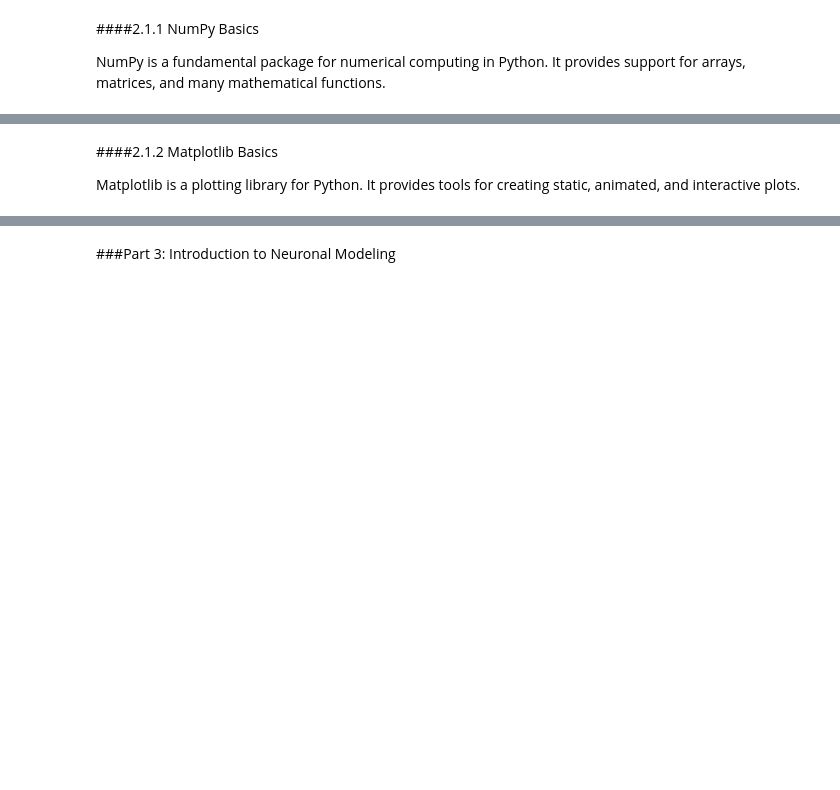
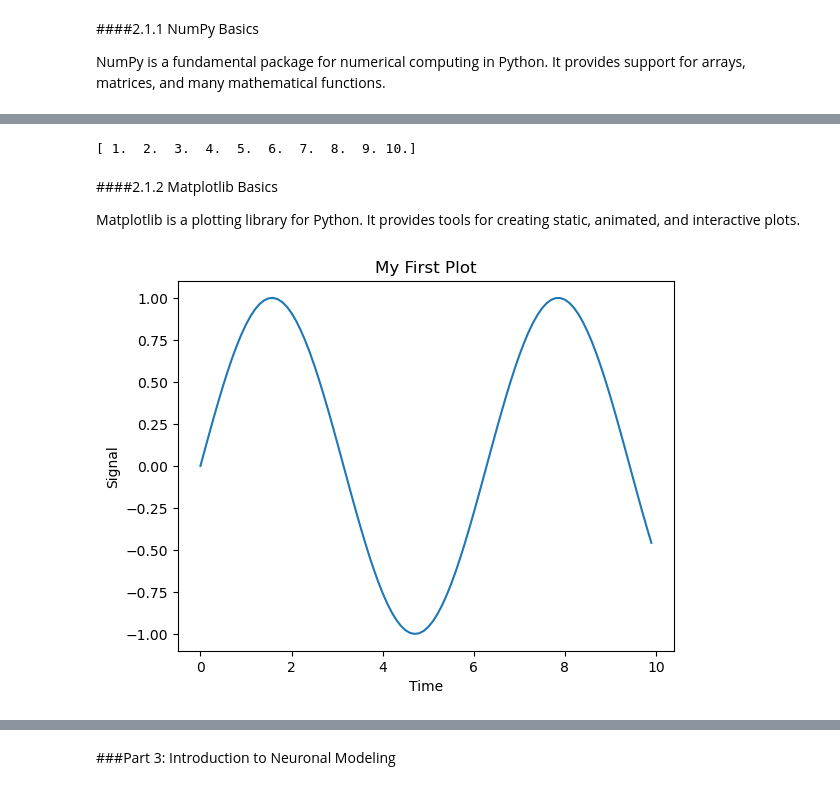
Before and after one commit to ISRC-CN3/Day-1-12-Aug, a Jupyter notebook: lab/Codes/Python/Day1_Programming.ipynb, the cells around one changed output, grey strips where cells are left out. Saved outputs shown, nothing was run; the diff lists cells and outputs as text; code cells hidden in the pictures; blank space fills up the shorter version.

```diff
--- a/lab/Codes/Python/Day1_Programming.ipynb
+++ b/lab/Codes/Python/Day1_Programming.ipynb
@@ -377,7 +452,36 @@ Mean of array: 3.0
+# %%
+# Updating an array inside the loop
+
+x = np.zeros(10)
+
+x[0] = 1
+
+for i in range(9):
+    x[i+1] = x[i] + 1
+
+print(x)
+# %% [output]
+[ 1.  2.  3.  4.  5.  6.  7.  8.  9. 10.]
 # %% [markdown]
 ####2.1.2 Matplotlib Basics
 
 Matplotlib is a plotting library for Python. It provides tools for creating static, animated, and interactive plots.
+# %%
+import matplotlib.pyplot as plt
+
+time = np.arange(0, 10, 0.1)
+
+signal = np.sin(time)
+
+plt.plot(time, signal)
+
+plt.xlabel("Time")
+plt.ylabel("Signal")
+plt.title("My First Plot")
+
+plt.show()
+# %% [output]
+[figure, added]
 # %%
 import matplotlib.pyplot as plt
 
```
Also changed, not shown: parts of 12 cells of this notebook.
